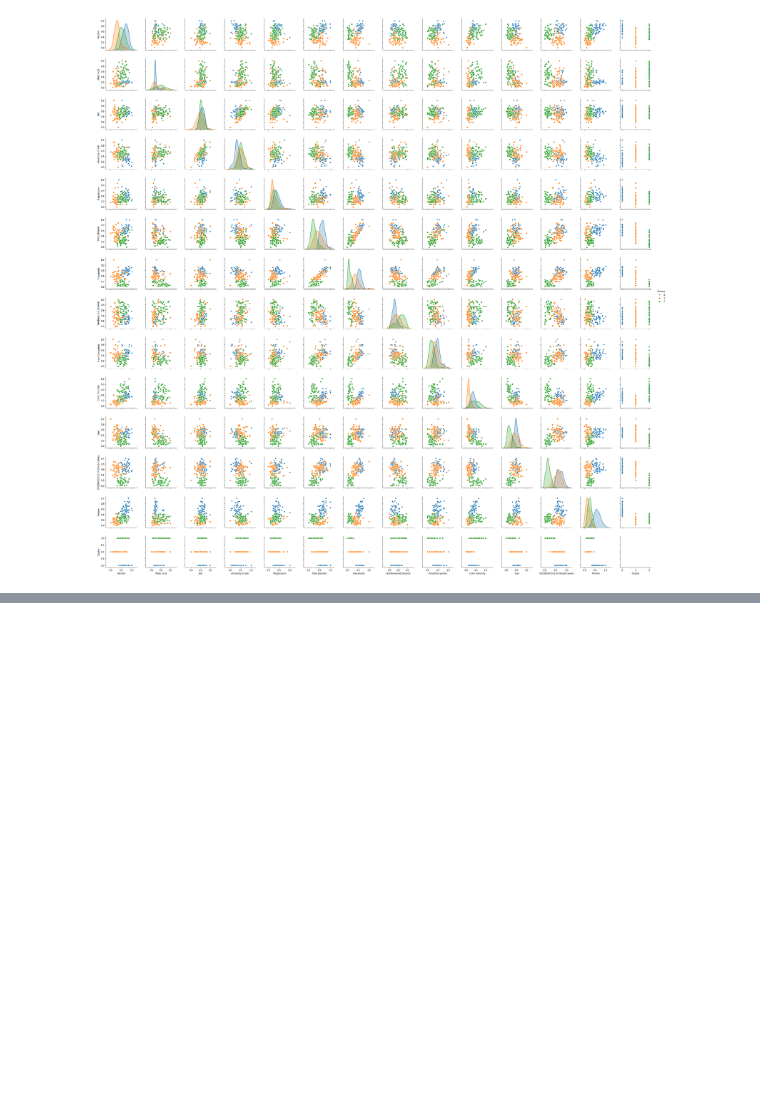
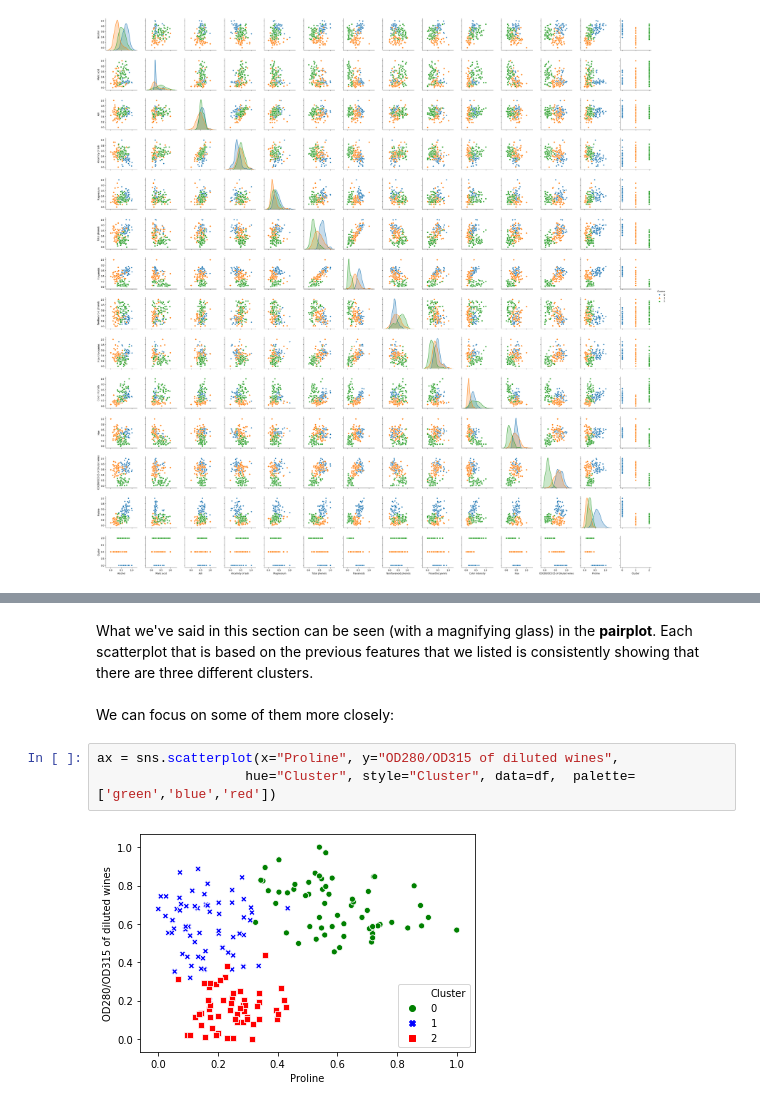
Before and after one commit to LucaScofano/Homework-4-ADM, a Jupyter notebook: Luca/K means.ipynb, the cells around one changed output, grey strips where cells are left out. Saved outputs shown, nothing was run; the diff lists cells and outputs as text; blank space fills up the shorter version.

```diff
--- a/Luca/K means.ipynb
+++ b/Luca/K means.ipynb
@@ -188,0 +246,7 @@ Even with the principle component analysis we can clearly see that the we have t
+# %% [markdown]
+What we've said in this section can be seen (with a magnifying glass) in the **pairplot**. Each scatterplot that is based on the previous features that we listed is consistently showing that there are three different clusters. <br/><br/> We can focus on some of them more closely:
+# %%
+ax = sns.scatterplot(x="Proline", y="OD280/OD315 of diluted wines",
+                   hue="Cluster", style="Cluster", data=df,  palette=['green','blue','red'])
+# %% [output]
+[figure, added]
```
Also changed, not shown: parts of 32 cells of this notebook.
